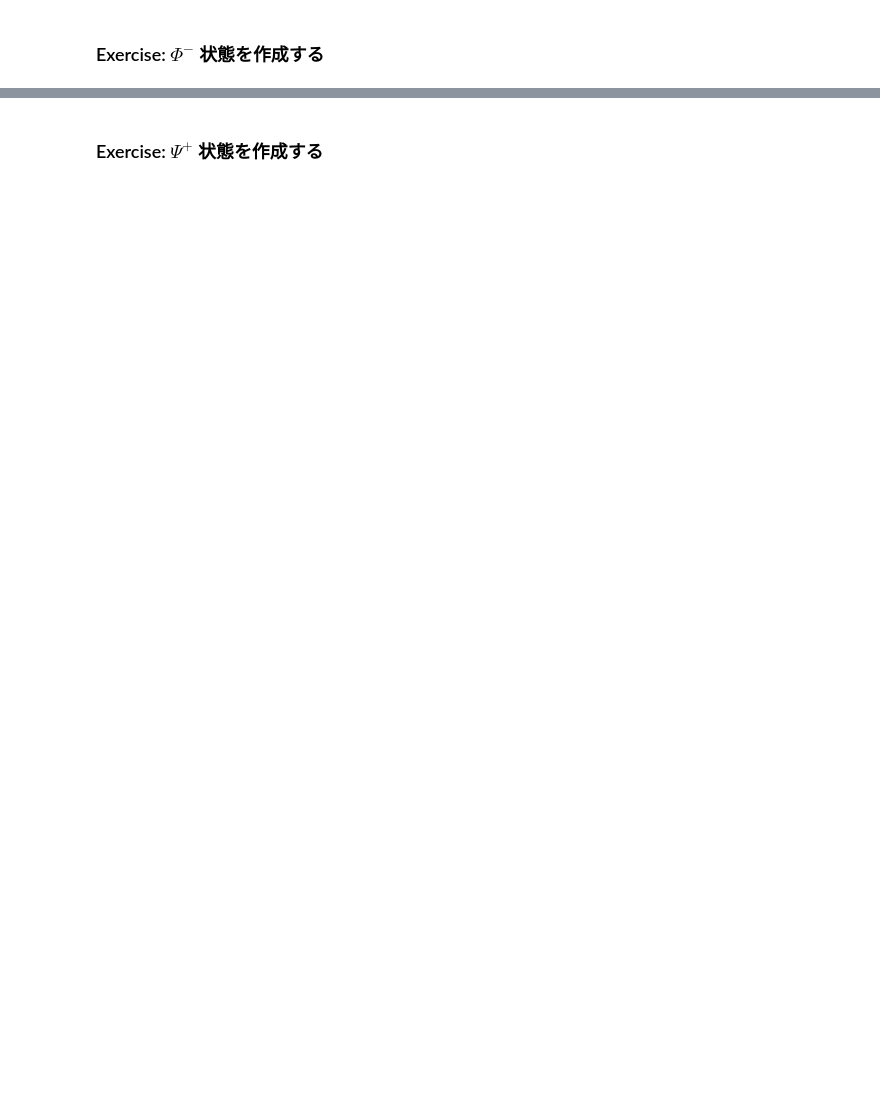
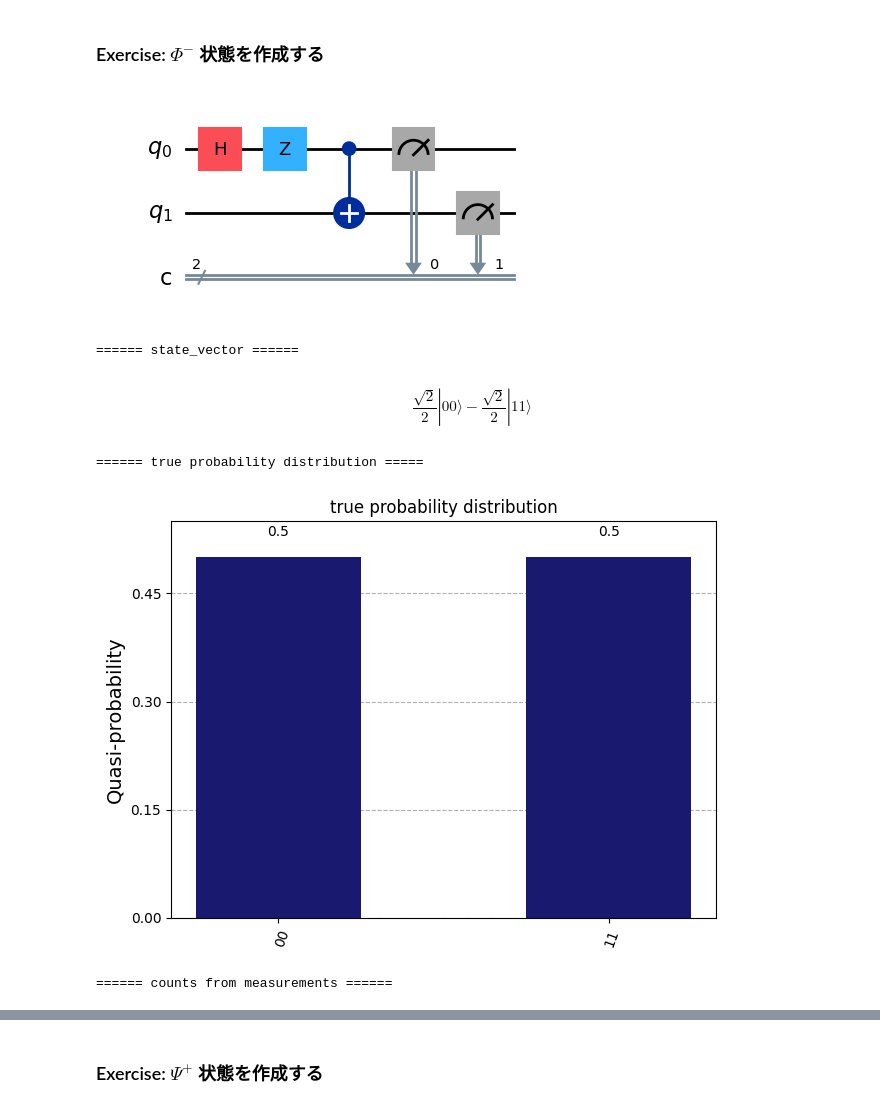
Before and after one commit to raiki1224/Mid_Term-report_Ver2, a Jupyter notebook: WQRN_hands_on_ja.ipynb, the cells around one changed output, grey strips where cells are left out. Cells and saved outputs as stored; diff of their text form; code cells hidden in the pictures; blank space fills up the shorter version.

```diff
--- a/WQRN_hands_on_ja.ipynb
+++ b/WQRN_hands_on_ja.ipynb
@@ -358,17 +382,32 @@ qc.draw()
 # %%
 # Phi- の作成
 
 def phi_minus_prep():
   phi_minus_circ = QuantumCircuit(2)
 
   """Complete the code"""
+  phi_minus_circ.h(0)
+  phi_minus_circ.z(0)
+  phi_minus_circ.cx(0,1)
+  return phi_minus_circ
 
+def two_qubit_measurement_circuit():
+  two_qubit_measurement_circ = QuantumCircuit(2, 2)
+  two_qubit_measurement_circ.measure([0,1],[0,1])
+  return two_qubit_measurement_circ
 
   """End"""
   return phi_minus_circ
 
 # 測定結果と量子回路を表示します
 qc = QuantumCircuit(2, 2)
 qc = qc.compose(phi_minus_prep()).compose(two_qubit_measurement_circuit())
 qc.draw()
 show_info(qc)
+# %% [output]
+[figure, added]
+====== state_vector ======
+$$\frac{\sqrt{2}}{2} |00\rangle- \frac{\sqrt{2}}{2} |11\rangle$$
+====== true probability distribution =====
+[figure, added]
+====== counts from measurements ======
```
Also changed, not shown: parts of 27 cells of this notebook.
